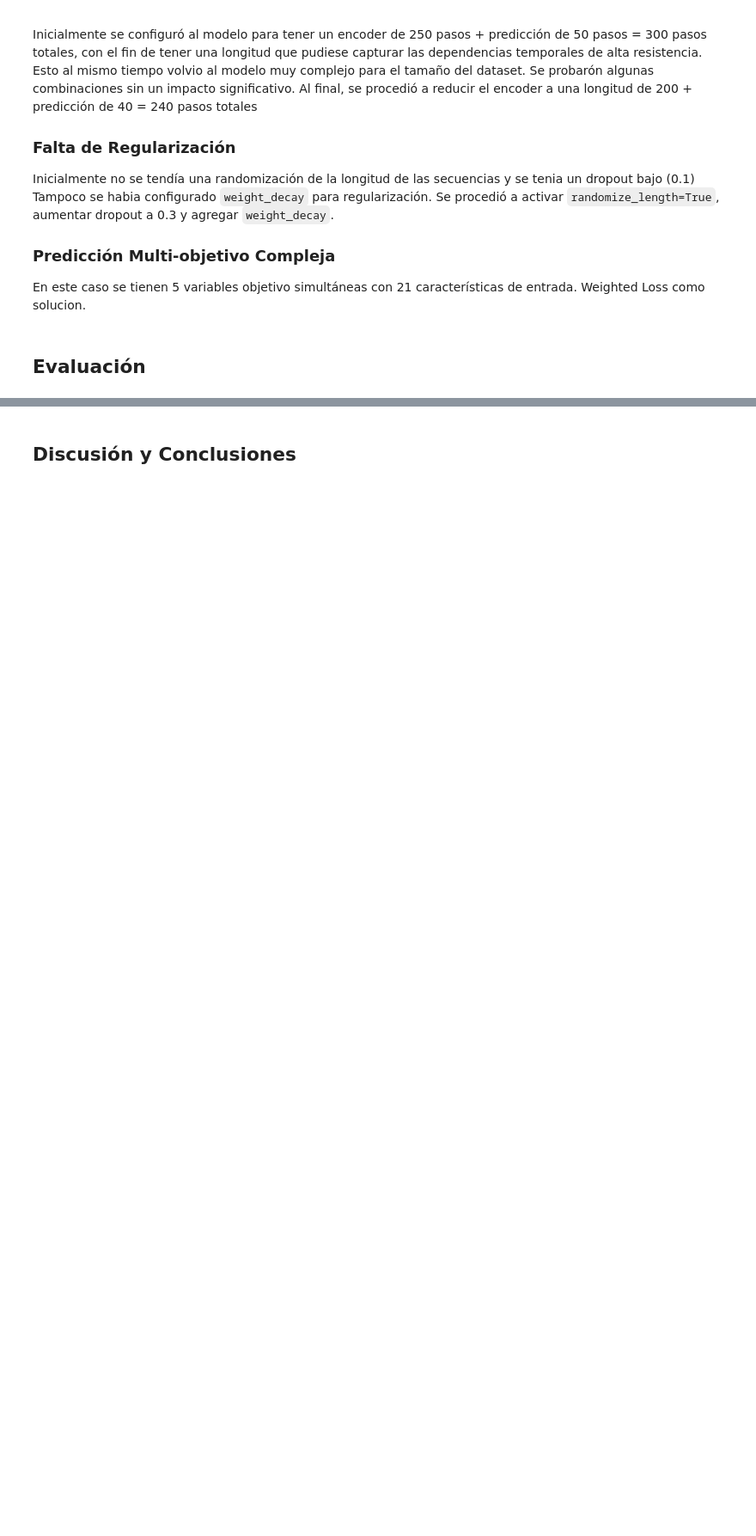
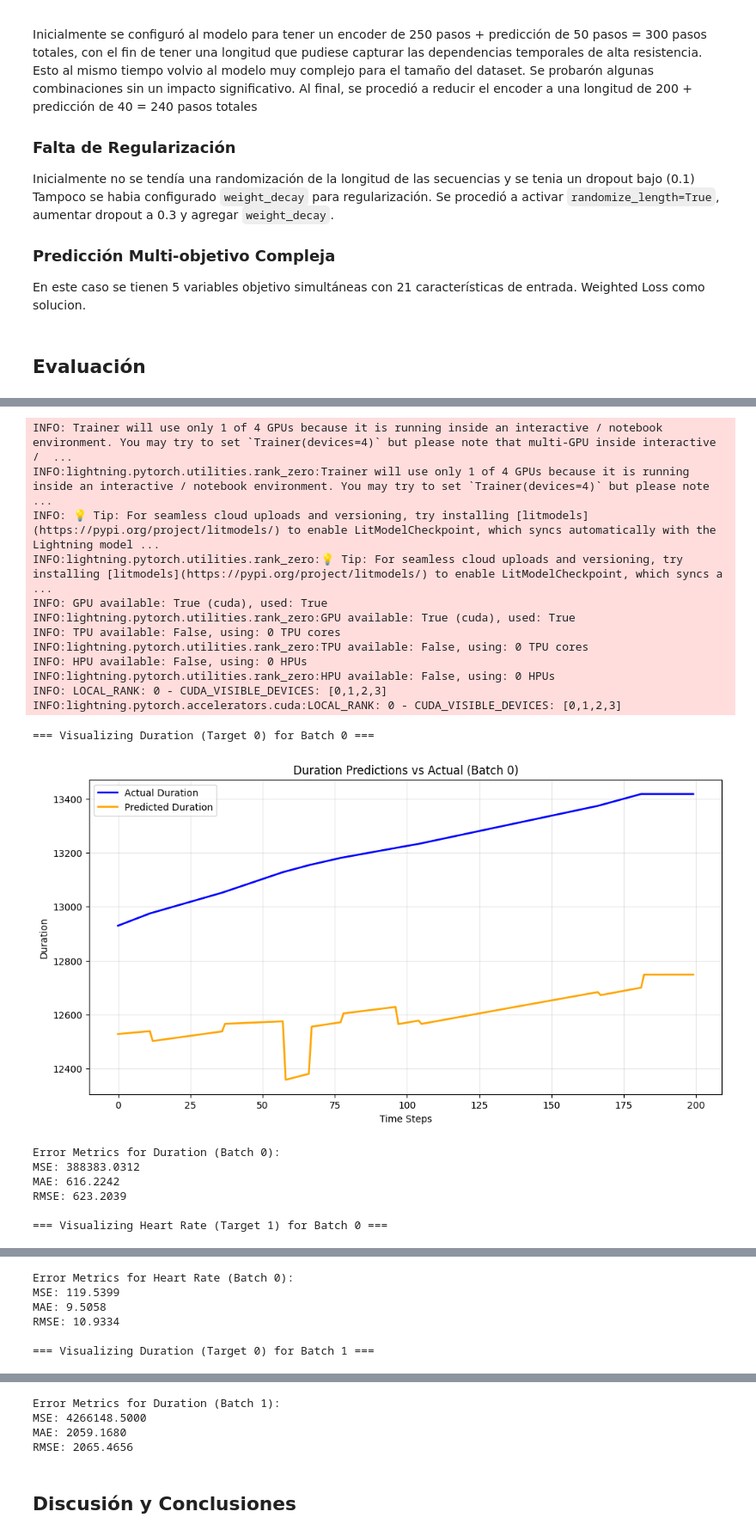
Before and after one commit to ericmaster/tft-predictor, a Jupyter notebook: tft-notebook.ipynb, the cells around one changed output, grey strips where cells are left out. Shown at 86% size. Cells and saved outputs as stored; diff of their text form; code cells hidden in the pictures; blank space fills up the shorter version.

```diff
--- a/tft-notebook.ipynb
+++ b/tft-notebook.ipynb
@@ -1008,0 +504,48 @@ Chunk 5: 12500m - 14495m
+# %%
+import importlib
+import utils.viz
+importlib.reload(utils.viz)
+from utils.viz import visualize_predictions
+
+raw_predictions = model.predict(
+    data_module.test_dataloader(), mode="raw", return_x=True
+)
+
+# Example usage - visualize different batches and targets
+target_names = ["Duration", "Heart Rate", "Temperature", "Cadence", "Speed"]
+
+# Visualize duration for batch 0
+print("=== Visualizing Duration (Target 0) for Batch 0 ===")
+pred_duration, act_duration = visualize_predictions(raw_predictions, batch_id=0, target_idx=0, target_name="Duration")
+
+# Visualize heart rate for batch 0
+print("\n=== Visualizing Heart Rate (Target 1) for Batch 0 ===")
+pred_hr, act_hr = visualize_predictions(raw_predictions, batch_id=0, target_idx=1, target_name="Heart Rate")
+
+# If you have multiple batches, visualize a different batch
+print("\n=== Visualizing Duration (Target 0) for Batch 1 ===")
+try:
+    pred_duration_b1, act_duration_b1 = visualize_predictions(raw_predictions, batch_id=1, target_idx=0, target_name="Duration")
+except IndexError:
+    print("Batch 1 not available (only 1 batch in dataset)")
+# %% [output]
+INFO: Trainer will use only 1 of 4 GPUs because it is running inside an interactive / notebook environment. You may try to set `Trainer(devices=4)` but please note that multi-GPU inside interactive /  ...
+INFO:lightning.pytorch.utilities.rank_zero:Trainer will use only 1 of 4 GPUs because it is running inside an interactive / notebook environment. You may try to set `Trainer(devices=4)` but please note ...
+INFO: 💡 Tip: For seamless cloud uploads and versioning, try installing [litmodels](https://pypi.org/project/litmodels/) to enable LitModelCheckpoint, which syncs automatically with the Lightning model ...
+INFO:lightning.pytorch.utilities.rank_zero:💡 Tip: For seamless cloud uploads and versioning, try installing [litmodels](https://pypi.org/project/litmodels/) to enable LitModelCheckpoint, which syncs a ...
+INFO: GPU available: True (cuda), used: True
+INFO:lightning.pytorch.utilities.rank_zero:GPU available: True (cuda), used: True
+INFO: TPU available: False, using: 0 TPU cores
+INFO:lightning.pytorch.utilities.rank_zero:TPU available: False, using: 0 TPU cores
+INFO: HPU available: False, using: 0 HPUs
+INFO:lightning.pytorch.utilities.rank_zero:HPU available: False, using: 0 HPUs
+INFO: LOCAL_RANK: 0 - CUDA_VISIBLE_DEVICES: [0,1,2,3]
+INFO:lightning.pytorch.accelerators.cuda:LOCAL_RANK: 0 - CUDA_VISIBLE_DEVICES: [0,1,2,3]
+=== Visualizing Duration (Target 0) for Batch 0 ===
+[figure, added]
+Error Metrics for Duration (Batch 0):
+MSE: 388383.0312
+MAE: 616.2242
+RMSE: 623.2039
+
+=== Visualizing Heart Rate (Target 1) for Batch 0 ===
@@ -1008,0 +553,6 @@ Chunk 5: 12500m - 14495m
+Error Metrics for Heart Rate (Batch 0):
+MSE: 119.5399
+MAE: 9.5058
+RMSE: 10.9334
+
+=== Visualizing Duration (Target 0) for Batch 1 ===
@@ -1009,3 +560,7 @@ Chunk 5: 12500m - 14495m
+Error Metrics for Duration (Batch 1):
+MSE: 4266148.5000
+MAE: 2059.1680
+RMSE: 2065.4656
 # %% [markdown]
 ## Discusión y Conclusiones
 # %% [markdown]
```
Also changed, not shown: parts of 12 cells of this notebook, 7 other files.
